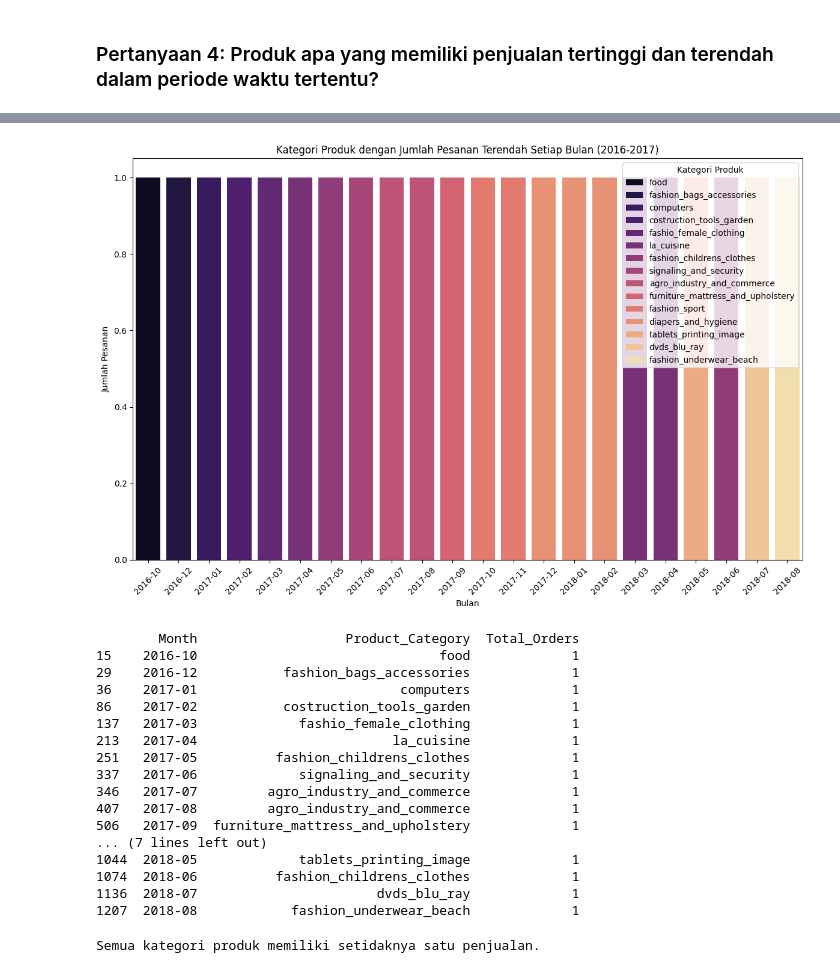
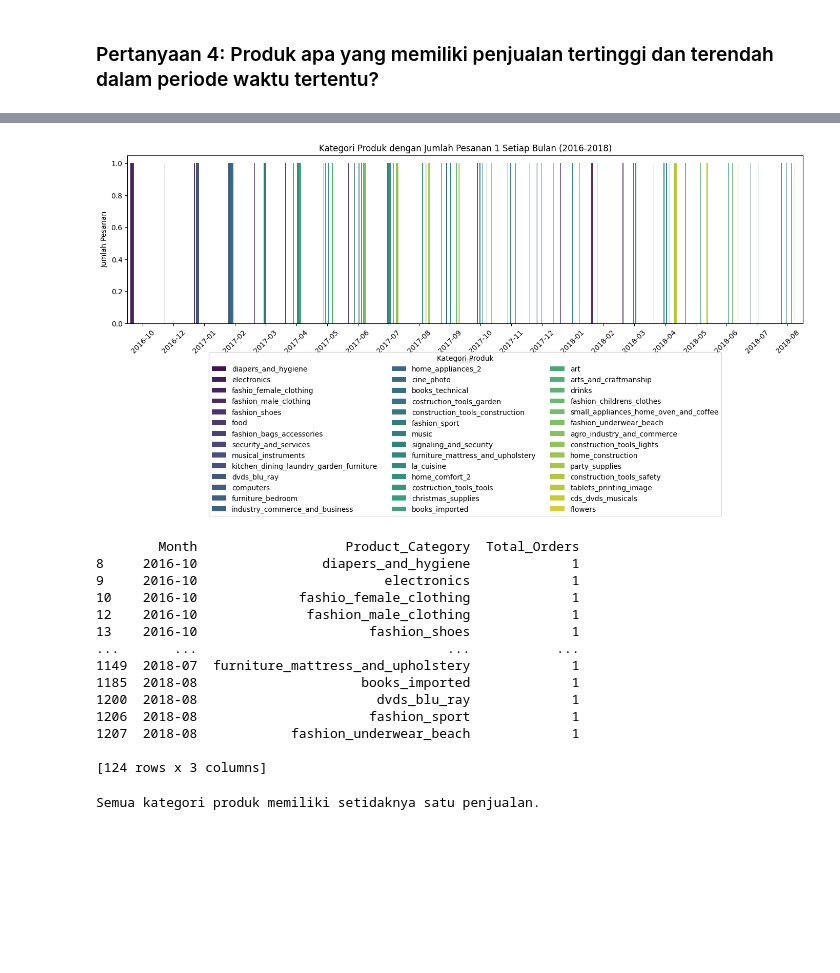
Before and after one commit to alvienandrianto/e_commerce_analysis, a Jupyter notebook: notebook.ipynb, the cells around one changed output, grey strips where cells are left out. Cells and saved outputs as stored; diff of their text form; code cells hidden in the pictures; blank space fills up the shorter version.

Commit message:
merubah beberapa visualisasi

```diff
--- a/notebook.ipynb
+++ b/notebook.ipynb
@@ -1146,44 +1148,56 @@ print(top_categories[['Month', 'Product_Category', 'Total_Orders']])
 1151  2018-07             health_beauty           695
 1215  2018-08             health_beauty           763
 # %%
-lowest_categories = category_month_df.loc[category_month_df.groupby('Month')['Total_Orders'].idxmin()]
+# Menghitung jumlah pesanan per kategori produk dan bulan
+category_month_df = all_dataset.groupby(['purchase_year_month', 'product_category_name_english']).order_id.nunique().reset_index()
+category_month_df.columns = ['Month', 'Product_Category', 'Total_Orders']
+
+# Filter untuk kategori produk dengan Total_Orders = 1
+one_order_categories = category_month_df[category_month_df['Total_Orders'] == 1]
 
 # Menyortir data berdasarkan bulan
-lowest_categories = lowest_categories.sort_values(by='Month')
+one_order_categories = one_order_categories.sort_values(by='Month')
 
-# Membuat grafik batang untuk kategori produk terendah per bulan
-plt.figure(figsize=(12, 8))
-sns.barplot(data=lowest_categories, x='Month', y='Total_Orders', hue='Product_Category', palette='magma')
+# Membuat grafik batang untuk kategori produk dengan jumlah pesanan 1 per bulan
+plt.figure(figsize=(14, 8))
+sns.barplot(data=one_order_categories, x='Month', y='Total_Orders', hue='Product_Category', palette='viridis')
 
-plt.title('Kategori Produk dengan Jumlah Pesanan Terendah Setiap Bulan (2016-2017)')
+plt.title('Kategori Produk dengan Jumlah Pesanan 1 Setiap Bulan (2016-2018)')
 plt.xlabel('Bulan')
 plt.ylabel('Jumlah Pesanan')
 plt.xticks(rotation=45)
-plt.legend(title='Kategori Produk')
+
+# Mengatur posisi legend di bawah chart
+plt.legend(title='Kategori Produk', loc='upper center', bbox_to_anchor=(0.5, -0.15), ncol=3)
 plt.tight_layout()
 plt.show()
-
-# Menampilkan hasil kategori terendah per bulan
-print(lowest_categories[['Month', 'Product_Category', 'Total_Orders']])
 # %% [output]
-[figure, old version]
+[figure, new version]
-        Month                   Product_Category  Total_Orders
-15    2016-10                               food             1
-29    2016-12           fashion_bags_accessories             1
-36    2017-01                          computers             1
-86    2017-02           costruction_tools_garden             1
-137   2017-03             fashio_female_clothing             1
-213   2017-04                         la_cuisine             1
-251   2017-05          fashion_childrens_clothes             1
-337   2017-06             signaling_and_security             1
-346   2017-07         agro_industry_and_commerce             1
-407   2017-08         agro_industry_and_commerce             1
-506   2017-09  furniture_mattress_and_upholstery             1
-... (7 lines left out)
-1044  2018-05             tablets_printing_image             1
-1074  2018-06          fashion_childrens_clothes             1
-1136  2018-07                       dvds_blu_ray             1
-1207  2018-08            fashion_underwear_beach             1
+# %%
+# Menghitung jumlah pesanan per kategori produk dan bulan
+category_month_df = all_dataset.groupby(['purchase_year_month', 'product_category_name_english']).order_id.nunique().reset_index()
+category_month_df.columns = ['Month', 'Product_Category', 'Total_Orders']
+
+# Filter untuk kategori produk dengan Total_Orders = 1
+one_order_categories = category_month_df[category_month_df['Total_Orders'] == 1]
+
+# Menampilkan kategori produk dengan penjualan 1 per bulan
+print(one_order_categories[['Month', 'Product_Category', 'Total_Orders']])
+# %% [output]
+        Month                   Product_Category  Total_Orders
+8     2016-10                diapers_and_hygiene             1
+9     2016-10                        electronics             1
+10    2016-10             fashio_female_clothing             1
+12    2016-10              fashion_male_clothing             1
+13    2016-10                      fashion_shoes             1
+...       ...                                ...           ...
+1149  2018-07  furniture_mattress_and_upholstery             1
+1185  2018-08                     books_imported             1
+1200  2018-08                       dvds_blu_ray             1
+1206  2018-08                      fashion_sport             1
+1207  2018-08            fashion_underwear_beach             1
+
+[124 rows x 3 columns]
 # %%
 all_categories = all_dataset['product_category_name_english'].unique()
 
```
Also changed, not shown: parts of 15 cells of this notebook, 1 other file.
